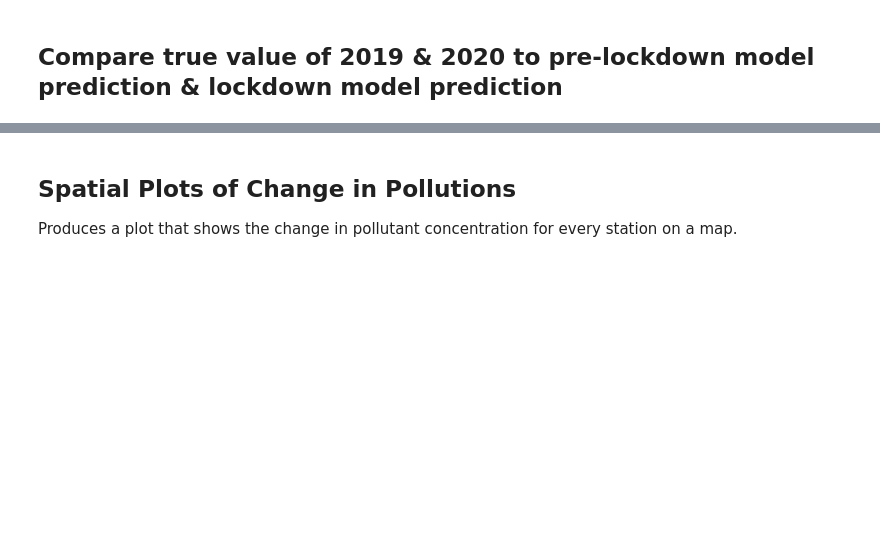
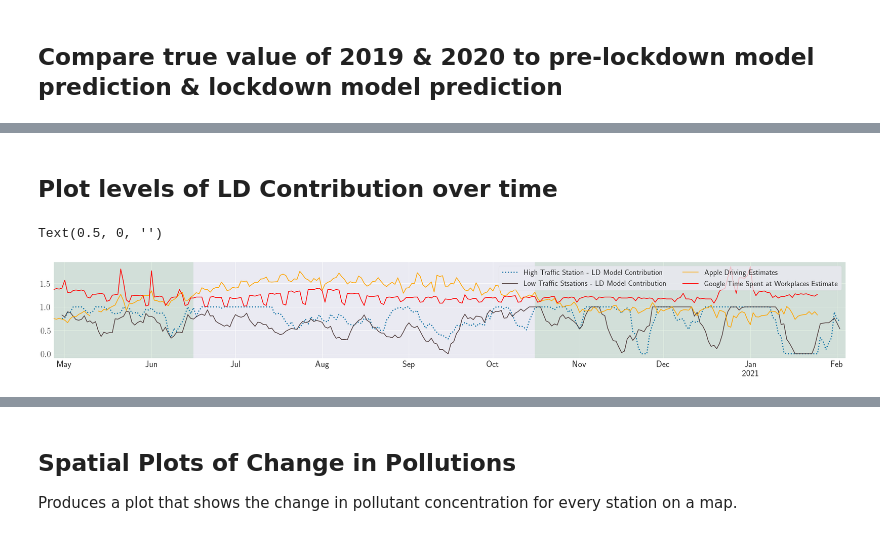
Before and after one commit to johanna-einsiedler/covid-19-air-pollution, a Jupyter notebook: Plots.ipynb, the cells around one changed output, grey strips where cells are left out. Saved outputs shown, nothing was run; the diff lists cells and outputs as text; code cells hidden in the pictures; blank space fills up the shorter version.

```diff
--- a/Plots.ipynb
+++ b/Plots.ipynb
@@ -281,0 +348,75 @@ interactive(children=(Dropdown(description='class_', options=('high traffic', 'l
+# %% [markdown]
+## Plot levels of LD Contribution over time
+# %%
+plt.figure(figsize=(40,5))
+ax = plt.gca()
+df_weeks = pd.DataFrame(columns = ['high traffic', 'low traffic', 'no traffic'])
+df_weeks = df_weeks.astype({"high traffic": float, "low traffic": float, "no traffic": float})
+
+for class_ in np.unique(np.array(list(che_classes.values()))):
+
+    df_compare_all = pd.read_csv(loc+'/'+ in_var +'_compare_all.csv', index_col =0)
+    df_compare_all.index = pd.to_datetime(df_compare_all.index)
+    df_compare_all['time'] = df_compare_all.index
+
+    df_compare_all = df_compare_all[df_compare_all['class'] == class_]
+    df_compare_all =df_compare_all.groupby('time').mean()
+    df_compare_all['time'] = df_compare_all.index
+
+
+    df_compare_all['time'] = df_compare_all.index
+    df_compare_all.index = pd.to_datetime(df_compare_all.index, format = '%Y-%m-%d', errors = 'coerce')
+
+
+    start = datetime.strptime('04/26/2020', '%m/%d/%Y')
+    end = datetime.strptime('02/05/2021', '%m/%d/%Y')
+    df_compare_all = df_compare_all[df_compare_all.index<end]
+    df_compare_all = df_compare_all[df_compare_all.index>start]
+
+    df_week = df_compare_all.rolling(6, win_type=None, center = True).mean()
+    df_week['x'] = (df_week['no2']-df_week['pre_lockdown_model'])/(df_week['lockdown_model']-df_week['pre_lockdown_model'])
+    df_week['time'] = df_week.index
+    df_week.loc[df_week['x']<0, 'x'] = 0
+    df_week.loc[df_week['x']>1,'x'] = 1
+
+    df_weeks[class_] = df_week['x']
+
+# get apple mobility data
+df_apple = pd.read_csv('apple_mobility_switzerland.csv')
+df_apple['date'] = pd.to_datetime(df_apple['date'], format = '%m/%d/%Y')
+df_apple3 =df_apple[df_apple['date']>datetime.strptime('04/26/2020', '%m/%d/%Y')]
+df_apple3 = df_apple3[df_apple3['date']<datetime.strptime('01/26/2021','%m/%d/%Y')]
+df_apple3['driving'] = df_apple3['driving']/100
+
+# get google mobility data
+df_weeks['time'] =df_weeks.index
+df_google = pd.read_csv('2020_CH_Region_Mobility_Report.csv')
+df_google['date'] = pd.to_datetime(df_google['date'])
+df_google3 =df_google[df_google['date']>datetime.strptime('04/26/2020', '%m/%d/%Y')]
+df_google3 = df_google3[df_google3['date']<datetime.strptime('01/26/2021','%m/%d/%Y')]
+df_google3['workplaces_percent_change_from_baseline'] =1-df_google3['workplaces_percent_change_from_baseline']/100
+
+
+# plot
+df_weeks.plot(kind='line',x='time',y= np.unique(np.array(list(che_classes.values())))[0],ax=ax,  label = 'High Traffic Station - LD Model Contribution',lw =3,linestyle=':',color="#006ea3")
+df_weeks.plot(kind='line',x='time',y=np.unique(np.array(list(che_classes.values())))[1],  ax=ax, label = 'Low Traffic Stsations - LD Model Contribution',lw =2,color="#513e3e")
+df_apple3.plot(kind='line',x='date',y='driving',  ax=ax, label = 'Apple Driving Estimates',lw =2,color="orange")
+df_google3.plot(kind='line',x='date',y='workplaces_percent_change_from_baseline',  ax=ax, label = 'Google Time Spent at Workplaces Estimate',lw =2,color="red")
+
+
+plt.axvspan(df_weeks['time'][172], df_weeks['time'][283], facecolor='green', alpha=0.1)
+plt.axvspan(df_weeks['time'][0], df_weeks['time'][50], facecolor='green', alpha=0.1)
+
+
+ax.legend(loc='best', ncol=2, fontsize =22, frameon=True)
+
+
+plt.rc('xtick', labelsize=25)
+plt.rc('ytick', labelsize=25)
+plt.rc('font', size=BIGGER_SIZE)
+plt.rc('axes', labelsize=BIGGER_SIZE)
+
+plt.xlabel('')
+# %% [output]
+Text(0.5, 0, '')
+[figure, added]
```
Also changed, not shown: parts of 28 cells of this notebook.
